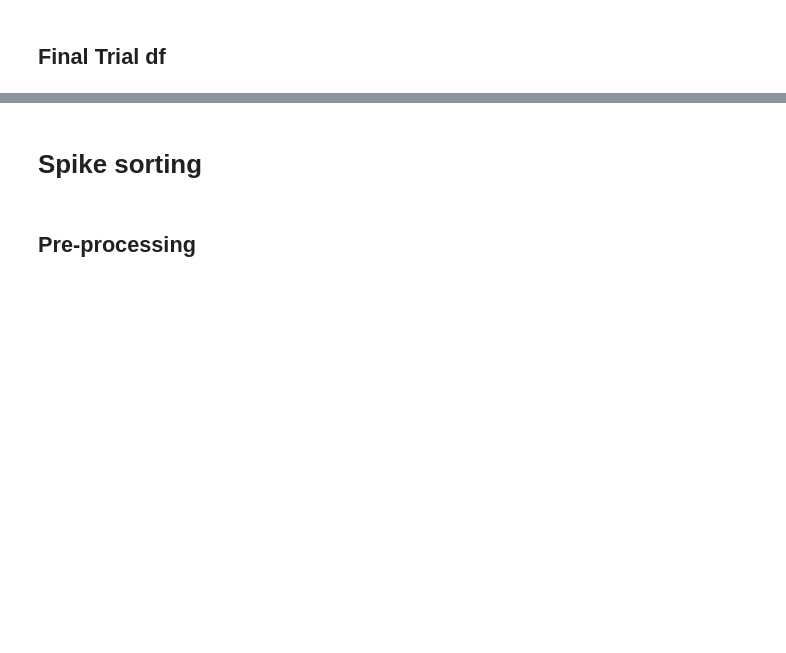
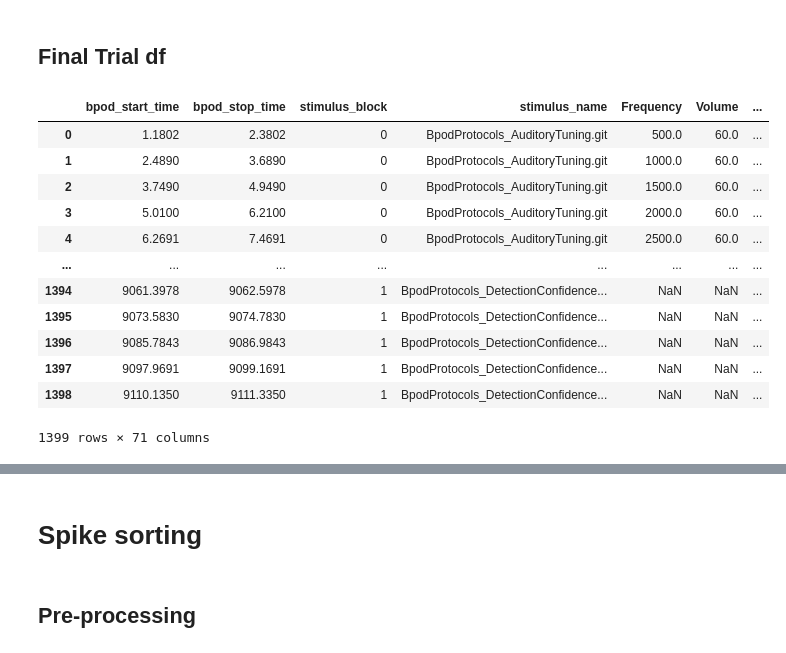
Before and after one commit to RobertoDF/spikesorting, a Jupyter notebook: spikesorting_single_session.ipynb, the cells around one changed output, grey strips where cells are left out. Cells and saved outputs as stored; diff of their text form; code cells hidden in the pictures; blank space fills up the shorter version.

```diff
--- a/spikesorting_single_session.ipynb
+++ b/spikesorting_single_session.ipynb
@@ -172,5 +165,21 @@ Wall time: 9 ms
 # %% [markdown]
 ## Final Trial df
+# %%
+trials
+# %% [output]
+|  | bpod_start_time | bpod_stop_time | stimulus_block | stimulus_name | Frequency | Volume | ... |
+| 0 | 1.1802 | 2.3802 | 0 | BpodProtocols_AuditoryTuning.git | 500.0 | 60.0 | ... |
+| 1 | 2.4890 | 3.6890 | 0 | BpodProtocols_AuditoryTuning.git | 1000.0 | 60.0 | ... |
+| 2 | 3.7490 | 4.9490 | 0 | BpodProtocols_AuditoryTuning.git | 1500.0 | 60.0 | ... |
+| 3 | 5.0100 | 6.2100 | 0 | BpodProtocols_AuditoryTuning.git | 2000.0 | 60.0 | ... |
+| 4 | 6.2691 | 7.4691 | 0 | BpodProtocols_AuditoryTuning.git | 2500.0 | 60.0 | ... |
+| ... | ... | ... | ... | ... | ... | ... | ... |
+| 1394 | 9061.3978 | 9062.5978 | 1 | BpodProtocols_DetectionConfidence... | NaN | NaN | ... |
+| 1395 | 9073.5830 | 9074.7830 | 1 | BpodProtocols_DetectionConfidence... | NaN | NaN | ... |
+| 1396 | 9085.7843 | 9086.9843 | 1 | BpodProtocols_DetectionConfidence... | NaN | NaN | ... |
+| 1397 | 9097.9691 | 9099.1691 | 1 | BpodProtocols_DetectionConfidence... | NaN | NaN | ... |
+| 1398 | 9110.1350 | 9111.3350 | 1 | BpodProtocols_DetectionConfidence... | NaN | NaN | ... |
+1399 rows × 71 columns
 # %%
 %%time
 cleaned_trials = clean_trials(trials, raw_rec, gaps_start_stop)
```
Also changed, not shown: parts of 18 cells of this notebook, 4 other files.
